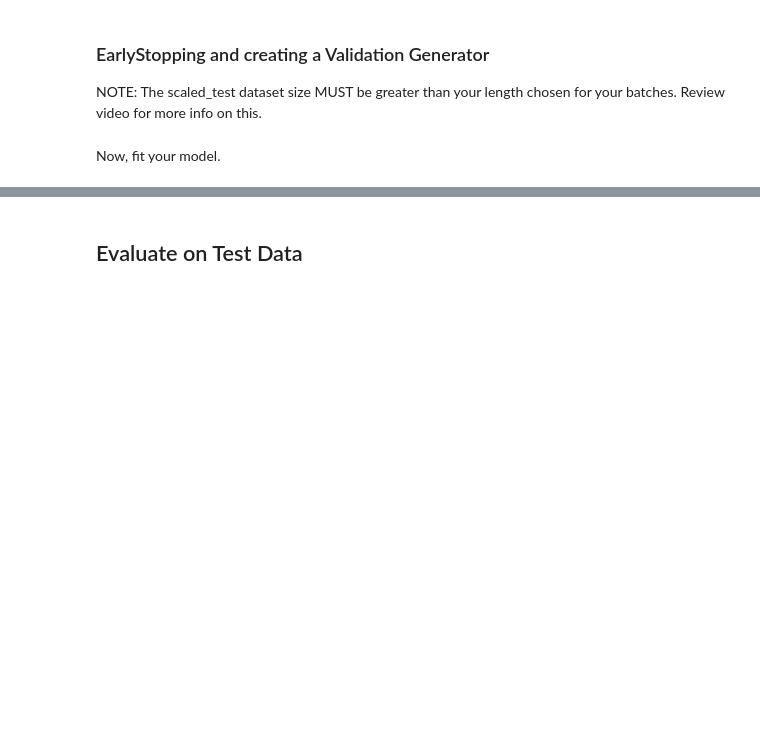
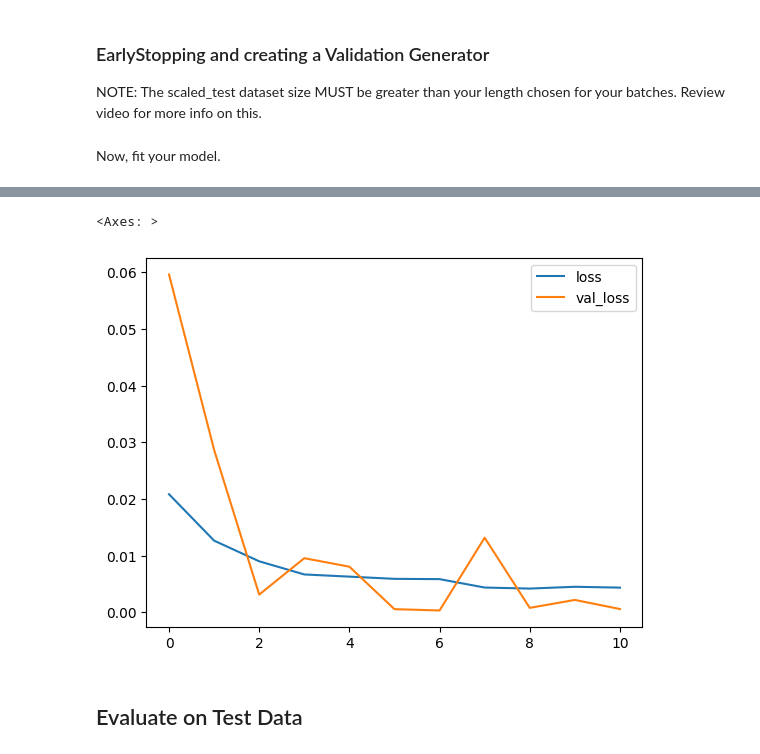
Before and after one commit to syeddhasnainn/aru-dl, a Jupyter notebook: Week_6_Recurent_Neural_Network_2.ipynb, the cells around one changed output, grey strips where cells are left out. Drawn from its saved outputs; the diff is of its cells as text; code cells hidden in the pictures; blank space fills up the shorter version.

```diff
--- a/Week_6_Recurent_Neural_Network_2.ipynb
+++ b/Week_6_Recurent_Neural_Network_2.ipynb
@@ -223,2 +255,12 @@ https://keras.io/api/layers/recurrent_layers/
+# %%
+#
+# Your code to create your own model
+#
+
+model = Sequential()
+model.add(tf.keras.Input(shape=(length,n_features)))
+
+model.add(LSTM(100, activation='relu'))
+model.add(Dense(1))
 # %%
 model.summary()
@@ -234,7 +288,9 @@ validation_generator = TimeseriesGenerator(scaled_test, scaled_test, length=leng
 from tensorflow.keras.callbacks import EarlyStopping
 
 # Your code to create an object early-stop.
+early_stop = EarlyStopping(monitor='val_loss', patience=4)
 # %% [markdown]
 Now, fit your model.
 # %%
 # Your code to fit your model.
+model.fit(generator, epochs=20, validation_data=validation_generator, callbacks=[early_stop],)
@@ -241,6 +316,12 @@ Now, fit your model.
 # %%
 # Get Losses from dataframe (hint - model.history.history)- See previous week tutorial.
 # Plot losses in the dataframe.
+
+losses = pd.DataFrame(model.history.history)
+losses.plot()
+# %% [output]
+<Axes: >
+[figure, added]
 # %% [markdown]
 ## Evaluate on Test Data
 # %%
```
Also changed, not shown: parts of 33 cells of this notebook, 8 other files.
